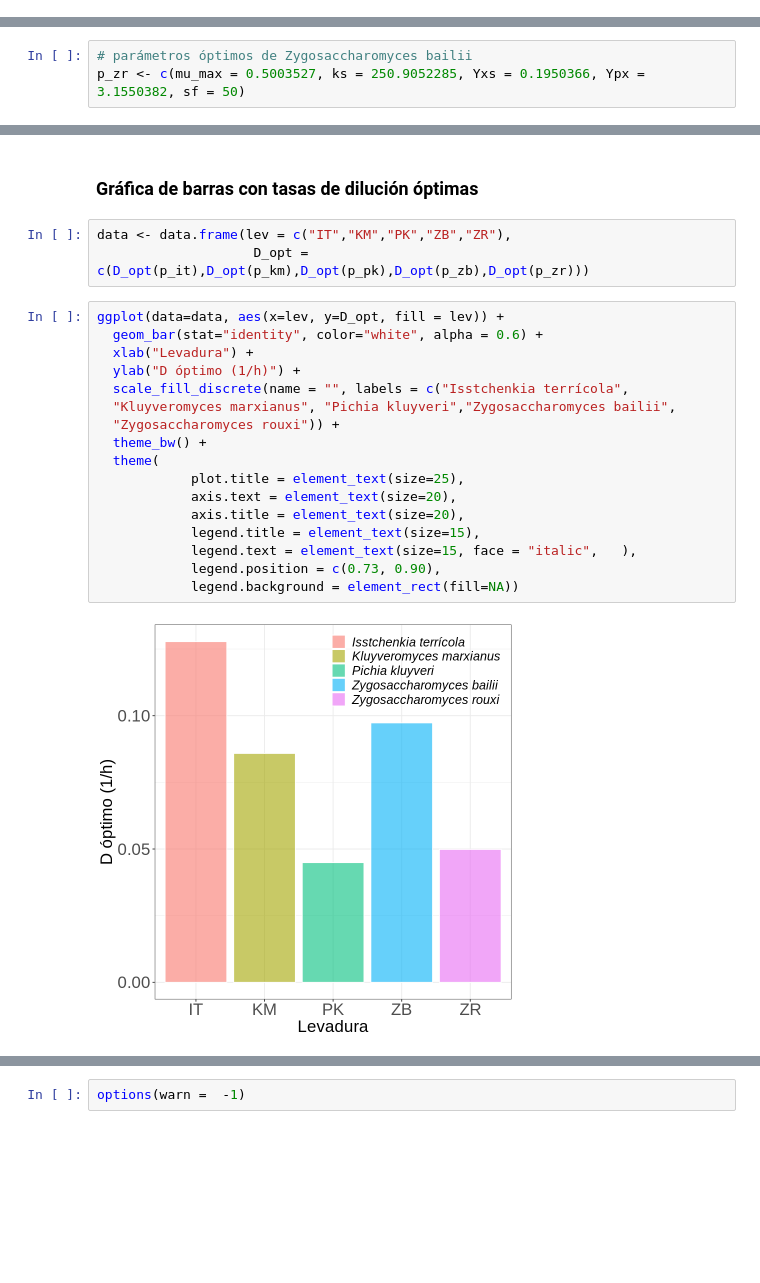
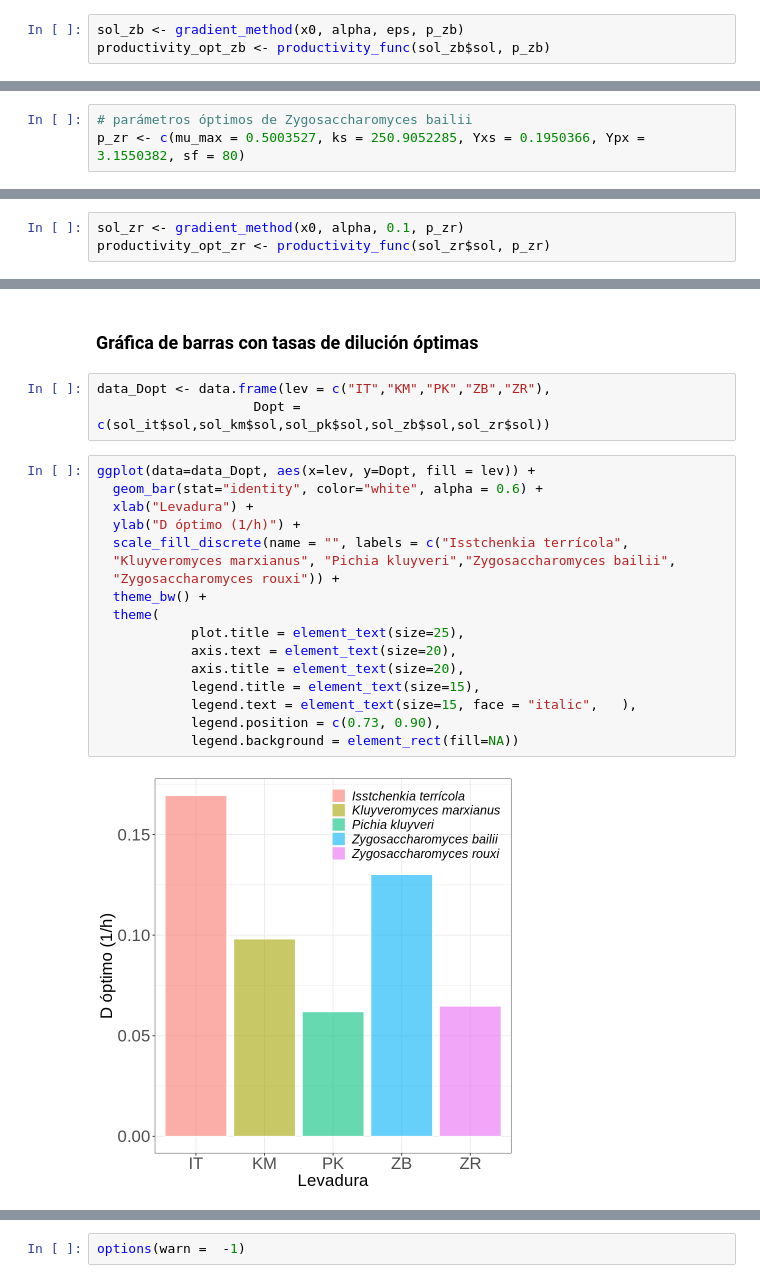
Before and after one commit to JuanM-GG/modelos-tesis, a Jupyter notebook: optimizacion_tasa_dilucion.ipynb, the cells around one changed output, grey strips where cells are left out. Cells and saved outputs as stored; diff of their text form; blank space fills up the shorter version.

```diff
--- a/optimizacion_tasa_dilucion.ipynb
+++ b/optimizacion_tasa_dilucion.ipynb
@@ -378,0 +327,3 @@ ggplot(out_zb, aes(x = D, y = Gain)) +
+# %%
+sol_zb <- gradient_method(x0, alpha, eps, p_zb)
+productivity_opt_zb <- productivity_func(sol_zb$sol, p_zb)
@@ -383,6 +336,6 @@ ggplot(out_zb, aes(x = D, y = Gain)) +
 # %%
 # parámetros óptimos de Zygosaccharomyces bailii
-p_zr <- c(mu_max = 0.5003527, ks = 250.9052285, Yxs = 0.1950366, Ypx = 3.1550382, sf = 50)
+p_zr <- c(mu_max = 0.5003527, ks = 250.9052285, Yxs = 0.1950366, Ypx = 3.1550382, sf = 80)
 # %%
 D_bif(p_zr)
 # %% [output]
@@ -440,0 +366,3 @@ ggplot(out_zr, aes(x = D, y = Gain)) +
+# %%
+sol_zr <- gradient_method(x0, alpha, 0.1, p_zr)
+productivity_opt_zr <- productivity_func(sol_zr$sol, p_zr)
@@ -541,24 +466,24 @@ mp_max:  0.6988854 g/h
 # %% [markdown]
 ### Gráfica de barras con tasas de dilución óptimas
 # %%
-data <- data.frame(lev = c("IT","KM","PK","ZB","ZR"),
-                    D_opt = c(D_opt(p_it),D_opt(p_km),D_opt(p_pk),D_opt(p_zb),D_opt(p_zr)))
+data_Dopt <- data.frame(lev = c("IT","KM","PK","ZB","ZR"),
+                    Dopt = c(sol_it$sol,sol_km$sol,sol_pk$sol,sol_zb$sol,sol_zr$sol))
 # %%
-ggplot(data=data, aes(x=lev, y=D_opt, fill = lev)) +
+ggplot(data=data_Dopt, aes(x=lev, y=Dopt, fill = lev)) +
   geom_bar(stat="identity", color="white", alpha = 0.6) +
   xlab("Levadura") +
   ylab("D óptimo (1/h)") +
   scale_fill_discrete(name = "", labels = c("Isstchenkia terrícola",
   "Kluyveromyces marxianus", "Pichia kluyveri","Zygosaccharomyces bailii",
   "Zygosaccharomyces rouxi")) +
   theme_bw() +
   theme(
             plot.title = element_text(size=25),
             axis.text = element_text(size=20),
             axis.title = element_text(size=20),
             legend.title = element_text(size=15),
             legend.text = element_text(size=15, face = "italic",   ),
             legend.position = c(0.73, 0.90),
             legend.background = element_rect(fill=NA))
 # %% [output]
-[figure, old version]
+[figure, new version]
```
Also changed, not shown: parts of 81 cells of this notebook.
